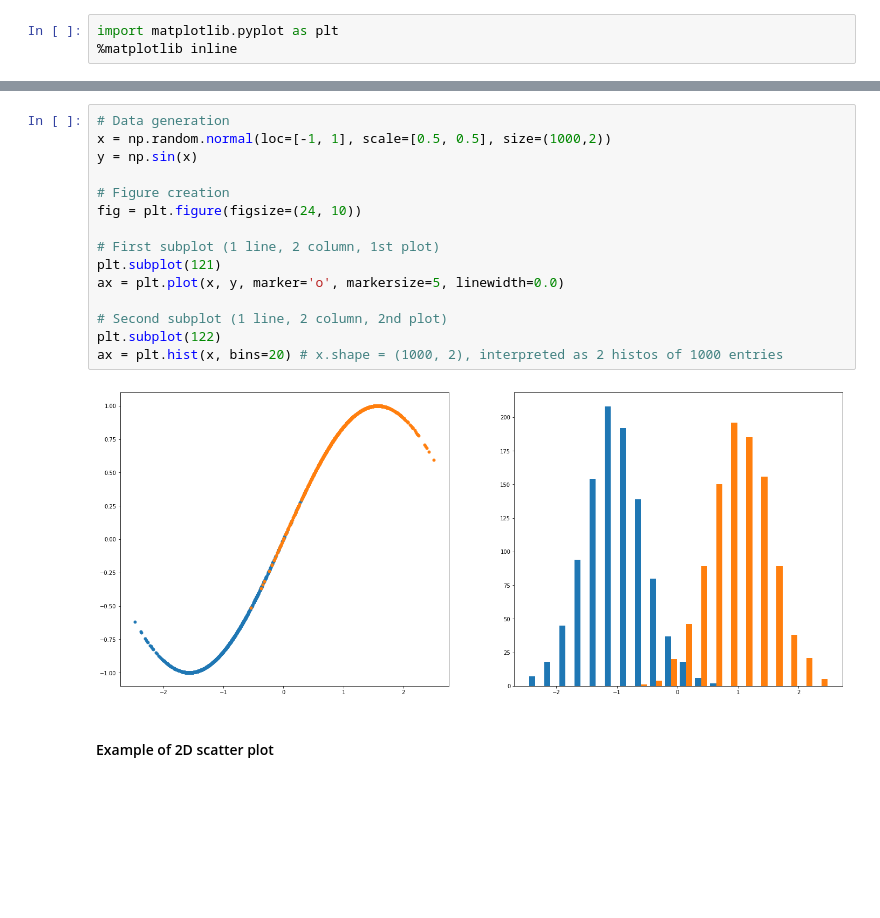
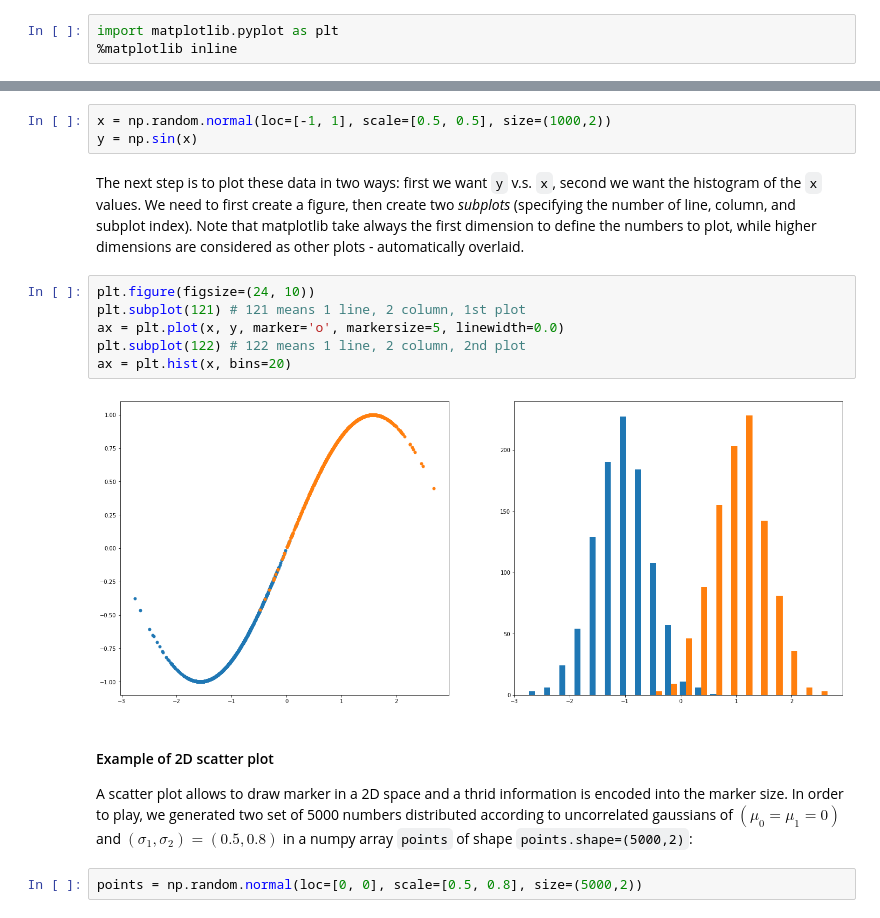
Before and after one commit to MLatCezeaux/intro_numpy, a Jupyter notebook: section1/NumpyIntroduction.ipynb, the cells around one changed output, grey strips where cells are left out. Saved outputs shown, nothing was run; the diff lists cells and outputs as text; blank space fills up the shorter version.

```diff
--- a/section1/NumpyIntroduction.ipynb
+++ b/section1/NumpyIntroduction.ipynb
@@ -380,19 +441,19 @@ import matplotlib.pyplot as plt
+# %%
+x = np.random.normal(loc=[-1, 1], scale=[0.5, 0.5], size=(1000,2))
+y = np.sin(x)
+# %% [markdown]
+The next step is to plot these data in two ways: first we want `y` v.s. `x`, second we want the histogram of the `x` values. We need to first create a figure, then create two *subplots* (specifying the number of line, column, and subplot index). Note that matplotlib take always the first dimension to define the numbers to plot, while higher dimensions are considered as other plots - automatically overlaid.
 # %%
-# Data generation
-x = np.random.normal(loc=[-1, 1], scale=[0.5, 0.5], size=(1000,2))
-y = np.sin(x)
-
-# Figure creation
-fig = plt.figure(figsize=(24, 10))
-
-# First subplot (1 line, 2 column, 1st plot)
-plt.subplot(121)
+plt.figure(figsize=(24, 10))
+plt.subplot(121) # 121 means 1 line, 2 column, 1st plot
 ax = plt.plot(x, y, marker='o', markersize=5, linewidth=0.0)
-
-# Second subplot (1 line, 2 column, 2nd plot)
-plt.subplot(122)
-ax = plt.hist(x, bins=20) # x.shape = (1000, 2), interpreted as 2 histos of 1000 entries
+plt.subplot(122) # 122 means 1 line, 2 column, 2nd plot
+ax = plt.hist(x, bins=20)
 # %% [output]
-[figure, old version]
+[figure, new version]
-# %% [markdown]
-#### Example of 2D scatter plot
+# %% [markdown]
+#### Example of 2D scatter plot
+
+A scatter plot allows to draw marker in a 2D space and a thrid information is encoded into the marker size. In order to play, we generated two set of 5000 numbers distributed according to uncorrelated gaussians of $(\mu_0=\mu_1=0)$ and $(\sigma_1,\sigma_2)=(0.5, 0.8)$ in a numpy array `points` of shape `points.shape=(5000,2)`:
+# %%
+points = np.random.normal(loc=[0, 0], scale=[0.5, 0.8], size=(5000,2))
```
Also changed, not shown: parts of 52 cells of this notebook, 2 other files.
